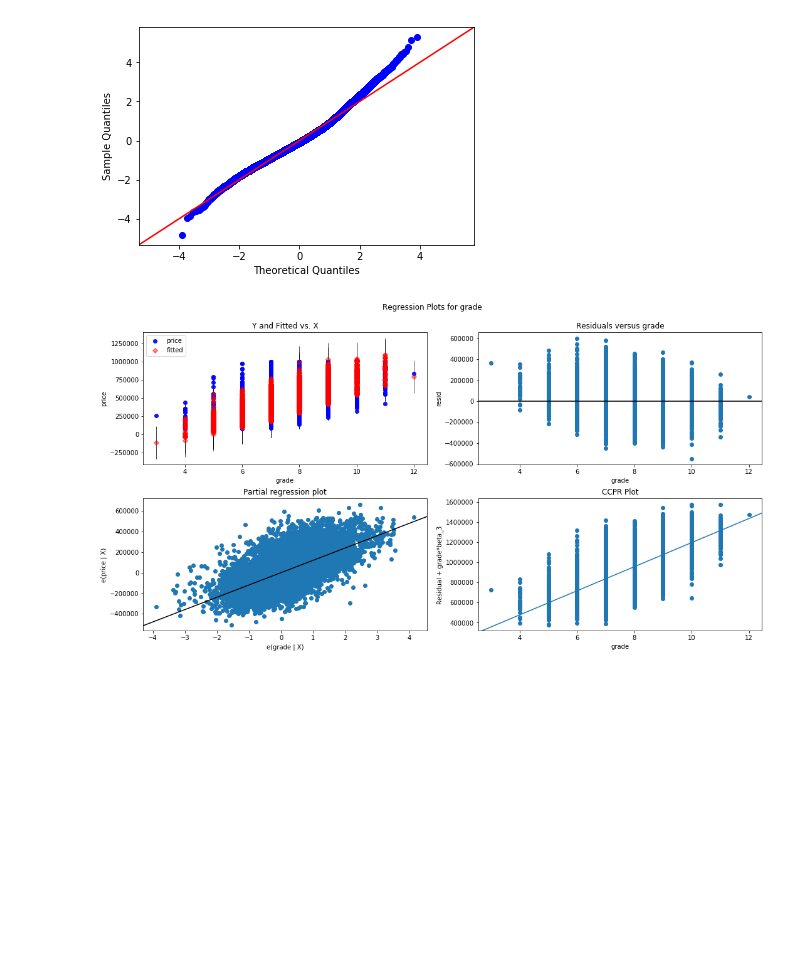
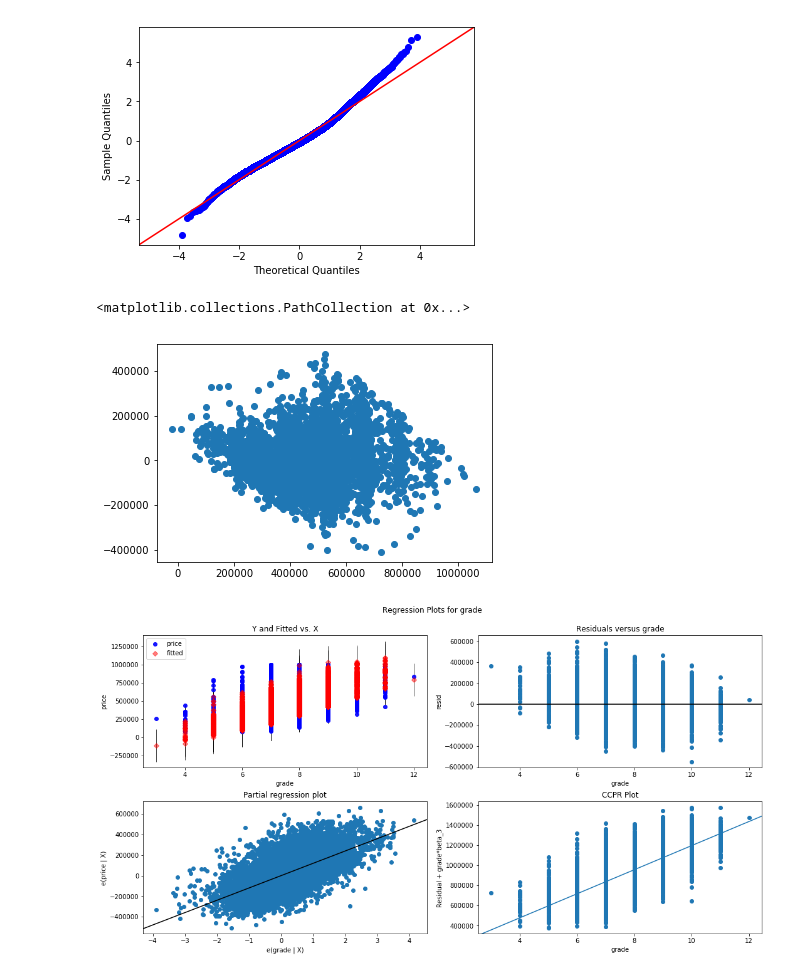
Before and after one commit to joshblumer/dsc-mod-2-project-v2-1-online-ds-sp-000, a Jupyter notebook: School District Zone Binning & Final Model.ipynb, the cells around one changed output. Cells and saved outputs as stored; diff of their text form; code cells hidden in the pictures; blank space fills up the shorter version.

```diff
--- a/School District Zone Binning & Final Model.ipynb
+++ b/School District Zone Binning & Final Model.ipynb
@@ -621,4 +621,11 @@ resid = model.resid
 fig = sm.graphics.qqplot(resid, dist = stats.norm, line = '45', fit = True)
 # %% [output]
 [figure]
+# %%
+# Check independence and homoscedasticity of error term assumptions
+
+plt.scatter(x = y_hat_test, y = (y_test - y_hat_test))
+# %% [output]
+<matplotlib.collections.PathCollection at 0x...>
+[figure, added]
 # %%
```
Also changed, not shown: parts of 11 cells of this notebook.
